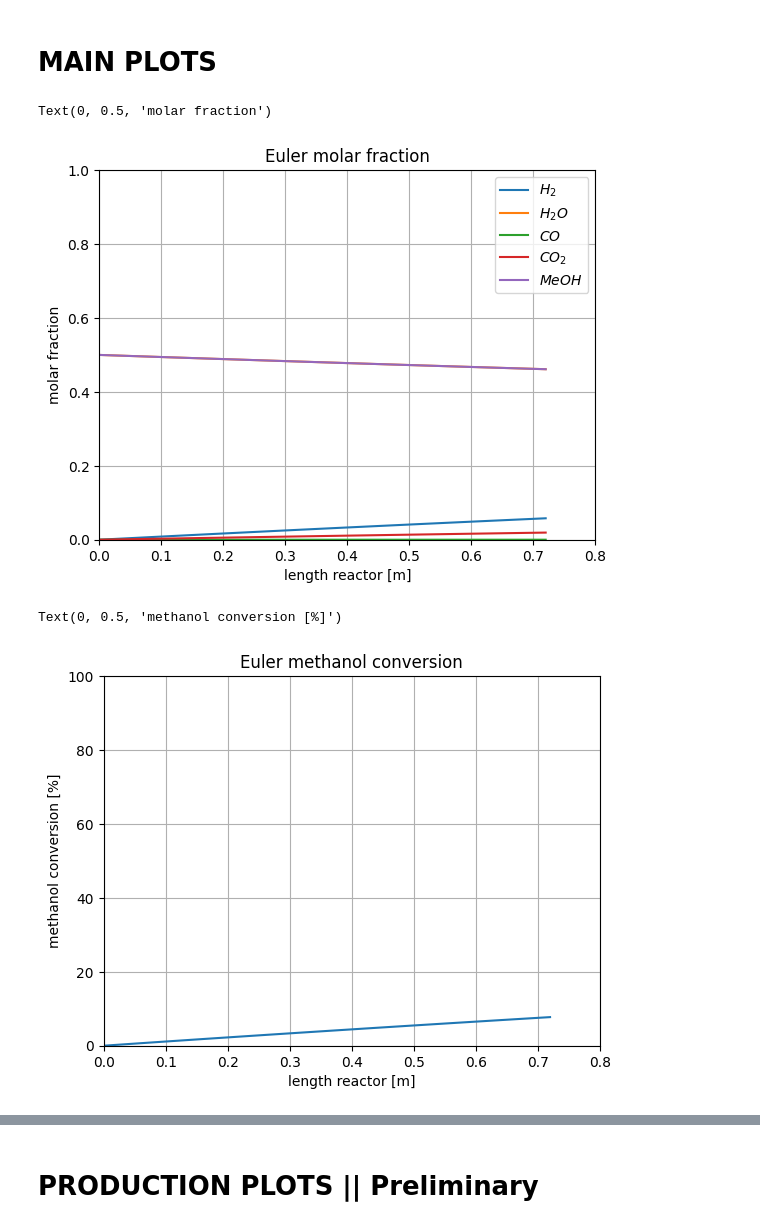
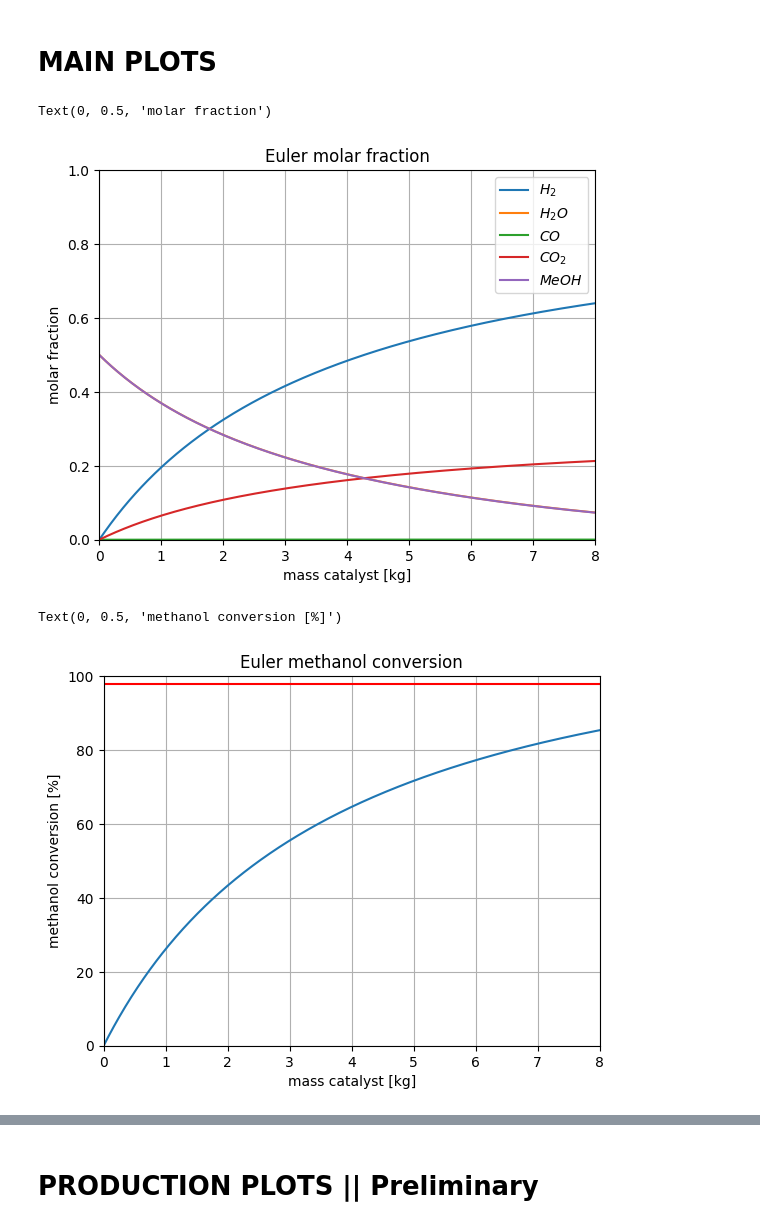
Before and after one commit to DanielGreiner/Masterarbeit, a Jupyter notebook: Model_reactor_1D_steady_state_isothermal.ipynb, the cells around one changed output, grey strips where cells are left out. Cells and saved outputs as stored; diff of their text form; code cells hidden in the pictures.

```diff
--- a/Model_reactor_1D_steady_state_isothermal.ipynb
+++ b/Model_reactor_1D_steady_state_isothermal.ipynb
@@ -262,28 +305,28 @@ def ReakFunNoReverse (P, T, p_in):
 # %%
-# @title euler's method
+# @title euler's method no reverse
 
-def EulFun (y, T, p_in, m_cat_span, dm_cat):
+def EulFunNoReverse (y, T, p_in, m_cat_span, dm_cat, iterations):
   '''
   uses eulers method to calculate the change in concentration given the slope
   '''
 
   # creates empty concentration array and inputs the initial conditions as the first data point
-  ytemp = np.zeros([len(m_cat_span), len(y)])
+  ytemp = np.zeros([len(m_cat_span), len(IC)])
   ytemp[0,:] = y
 
-  for i in range(steps):
+  for i in range(iterations):
     y = np.transpose(ytemp[i, :])
     temp = y.copy()
 
-    dy = ReakFun(temp, T, p_in)
+    dy = ReakFunNoReverse(y, T, p_in)
 
-    ytemp[i+1, :] = y + dy*dm_cat
+    ytemp[i+1, :] = temp + dy*dm_cat
 
     for j in range(5):
       if ytemp[i+1, j] <= 0:
         ytemp[i+1, j] = 0
 
-  for l in range(steps+1):
+  for l in range(iterations+1):
     n_ges = np.sum(ytemp[l, :-1])
     for j in range(5):
       ytemp[l, j] = ytemp[l, j]/n_ges*p_in
@@ -352,8 +365,6 @@ VFlow = n_Flow_total*R*T/(p_in * np.power(10, 5, dtype = float))              #
 
 # calculates a concentration array using euler's method, with the length Vspan for plotting
 
-pEul = EulFun(IC, T, p_in, m_cat_model_span, dm_cat_model)
-pEul [:, 5] = pEul [:, 5] / dens_cat / A_R
+pEul = EulFun(IC, T, p_in, m_cat_model_span, dm_cat_model, steps)
 
-pEulNoReverse = EulFunNoReverse(IC, T, p_in, m_cat_model_span, dm_cat_model)
-pEulNoReverse [:, 5] = pEulNoReverse [:, 5] / dens_cat / A_R
+pEulNoReverse = EulFunNoReverse(IC, T, p_in, m_cat_model_span, dm_cat_model, steps)
@@ -371,2 +371,13 @@ for l in range(steps+1):
+# %%
+'''
+Creates a new results data set to manipulate. Turns Pressures to molar fractions
+'''
+# uses ideal gas equation
+# archaic calculation; if reactor is isobaric -> molar fraction ~ pressure
+# necessary if p != constant or p != 1 bar
+# simplified calculation
+
+pEulfrac = pEul.copy()
+pEulfrac[:, :-1] = pEulfrac[:, :-1]/p_in
 # %% [markdown]
 # PRODUCTION CALCULATIONS || Preliminary
@@ -390,51 +408,59 @@ for i in range (len(production_time)-1):
 # %%
 # @title full plot
 
 '''
 plots both reactors in the cascade using euler's method and the runge kutta method
 '''
-
+# # at p = 1 bar, the pressure and molar fraction are identical, might uncomment when looking at different pressures
 # plt.figure(1)
 # plt.plot(pEul[:,5], pEul[:,0], label='$H_2$')
 # plt.plot(pEul[:,5], pEul[:,1], label='$H_2O$')
 # plt.plot(pEul[:,5], pEul[:,2], label='$CO$')
 # plt.plot(pEul[:,5], pEul[:,3], label='$CO_2$')
 # plt.plot(pEul[:,5], pEul[:,4], label='$MeOH$')
 # plt.title("Euler pressure")
-# plt.axis((0, 0.800, 0, 1))
+# plt.axis((0, 8, 0, 1))
 # plt.legend(loc='best')
 # plt.grid()
-# plt.xlabel("length reactor [m]")
+# plt.xlabel("mass catalyst [kg]")
 # plt.ylabel ("pressure [bar]")
 
 plt.figure(2)
 plt.plot(pEulfrac[:,5], pEulfrac[:,0], label='$H_2$')
 plt.plot(pEulfrac[:,5], pEulfrac[:,1], label='$H_2O$')
 plt.plot(pEulfrac[:,5], pEulfrac[:,2], label='$CO$')
 plt.plot(pEulfrac[:,5], pEulfrac[:,3], label='$CO_2$')
 plt.plot(pEulfrac[:,5], pEulfrac[:,4], label='$MeOH$')
 plt.title("Euler molar fraction")
-plt.axis((0, 0.800, 0, 1))
+plt.axis((0, 8, 0, 1))
 plt.legend(loc='best')
 plt.grid()
-plt.xlabel("length reactor [m]")
+plt.xlabel("mass catalyst [kg]")
 plt.ylabel ("molar fraction")
 # %% [output]
 Text(0, 0.5, 'molar fraction')
-[figure, old version]
+[figure, new version]
 # %%
 # @title methanol conversion
+'''
+used to calculate the conversion of methanol
+'''
+# copy to not change original array
+EulFracX = pEulfrac.copy()
+EulFracX = np.delete(EulFracX, [0, 1, 2, 3], 1)
 
-pEulfracX = pEulfrac.copy()
-pEulfracX[:,4] = (1-pEulfracX[:,4]/pEulfracX[0 ,4])*100
+# X = 1-n/n0
+EulFracX[:, 0] = (1-EulFracX[:, 0]/EulFracX[0, 0])*100
 
+# plots results and adds horizontal line at X = 98%
 plt.figure(1)
-plt.plot(pEulfracX[:,5], pEulfracX[:,4], label='$MeOH$')
+plt.plot(EulFracX[:, 1], EulFracX[:, 0], label='$MeOH$')
+plt.axhline(y=98, color='r')
 plt.title("Euler methanol conversion")
-plt.axis((0, 0.8, 0, 100))
+plt.axis((0, 8, 0, 100))
 #plt.legend(loc='best')
 plt.grid()
-plt.xlabel("length reactor [m]")
+plt.xlabel("mass catalyst [kg]")
 plt.ylabel ("methanol conversion [%]")
 
 # pEulfracX[:,5] = pEulfracX[:,5] * dens_cat * A_R
@@ -442,13 +468,13 @@ plt.ylabel ("methanol conversion [%]")
 # plt.figure(2)
 # plt.plot(pEulfracX[:,5], pEulfracX[:,4], label='$MeOH$')
 # plt.title("Euler methanol conversion")
-# plt.axis((0, 8, 0, 100))
+# plt.axis((16.6, 16.7, 97, 100))
 # plt.legend(loc='best')
 # plt.grid()
 # plt.xlabel("mass catalyst [kg]")
 # plt.ylabel ("methanol conversion [%]")
 # %% [output]
 Text(0, 0.5, 'methanol conversion [%]')
-[figure, old version]
+[figure, new version]
 # %%
 # @title no reverse reaction comparison
```
Also changed, not shown: parts of 22 cells of this notebook.
